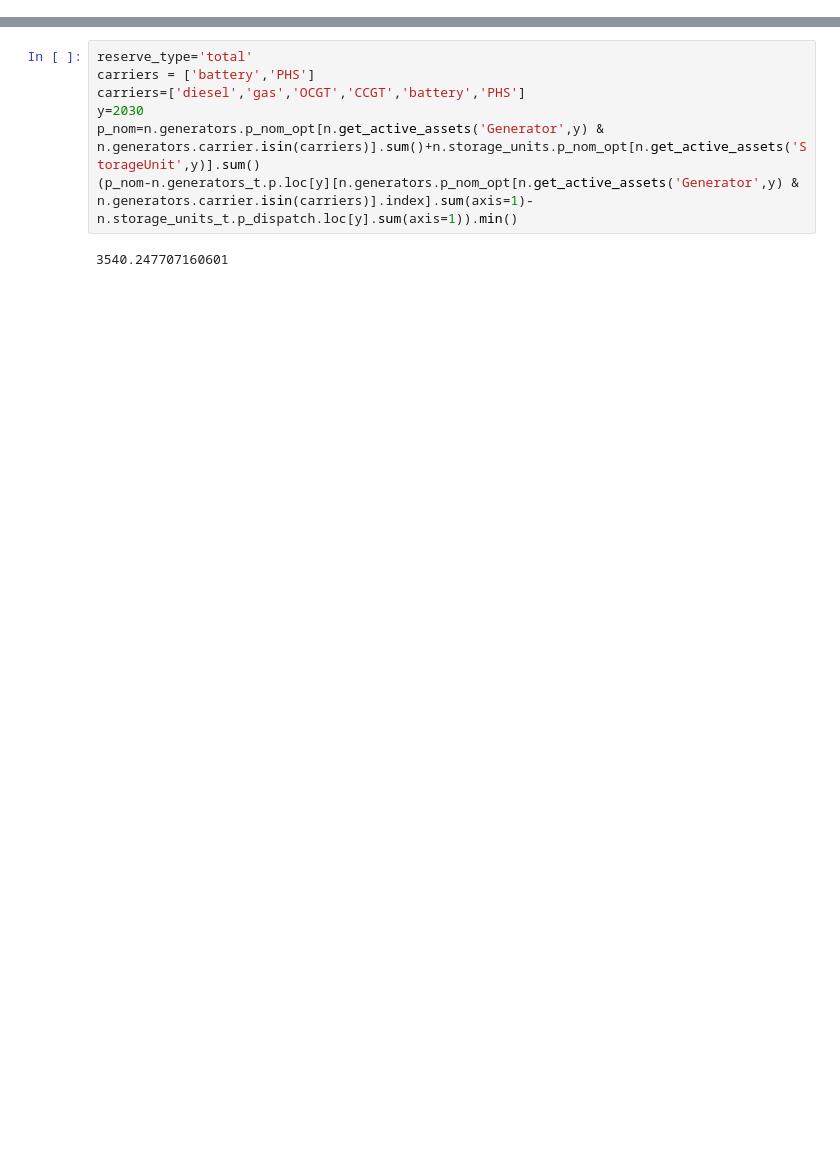
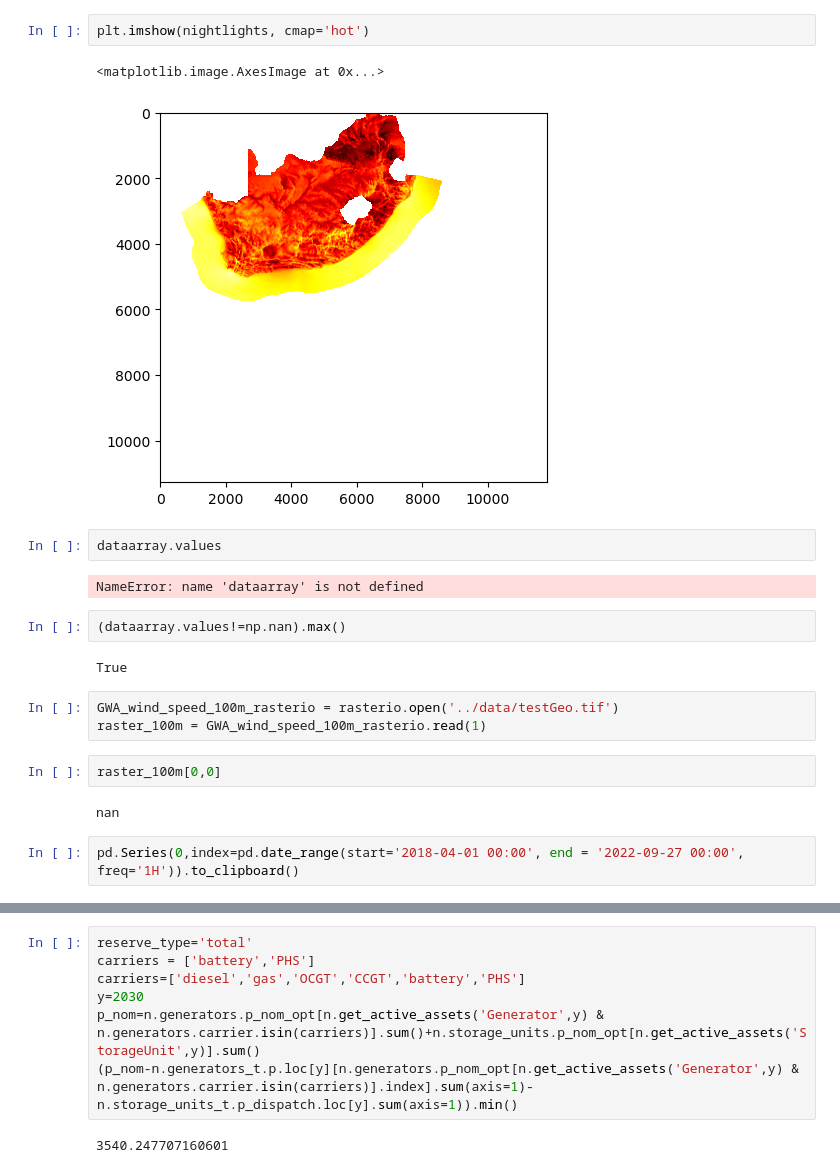
Before and after one commit to PyPSA/pypsa-za, a Jupyter notebook: notebooks/general_playground.ipynb, the cells around one changed output, grey strips where cells are left out. Saved outputs shown, nothing was run; the diff lists cells and outputs as text; blank space fills up the shorter version.

```diff
--- a/notebooks/general_playground.ipynb
+++ b/notebooks/general_playground.ipynb
@@ -12,0 +174,22 @@ from pypsa.descriptors import get_switchable_as_dense as get_as_dense
+# %%
+plt.imshow(nightlights, cmap='hot')
+# %% [output]
+<matplotlib.image.AxesImage at 0x...>
+[figure, added]
+# %%
+dataarray.values
+# %% [output]
+NameError: name 'dataarray' is not defined
+# %%
+(dataarray.values!=np.nan).max()
+# %% [output]
+True
+# %%
+GWA_wind_speed_100m_rasterio = rasterio.open('../data/testGeo.tif')
+raster_100m = GWA_wind_speed_100m_rasterio.read(1)
+# %%
+raster_100m[0,0]
+# %% [output]
+nan
+# %%
+pd.Series(0,index=pd.date_range(start='2018-04-01 00:00', end = '2022-09-27 00:00', freq='1H')).to_clipboard()
```
Also changed, not shown: parts of 38 cells of this notebook, 17 other files.
